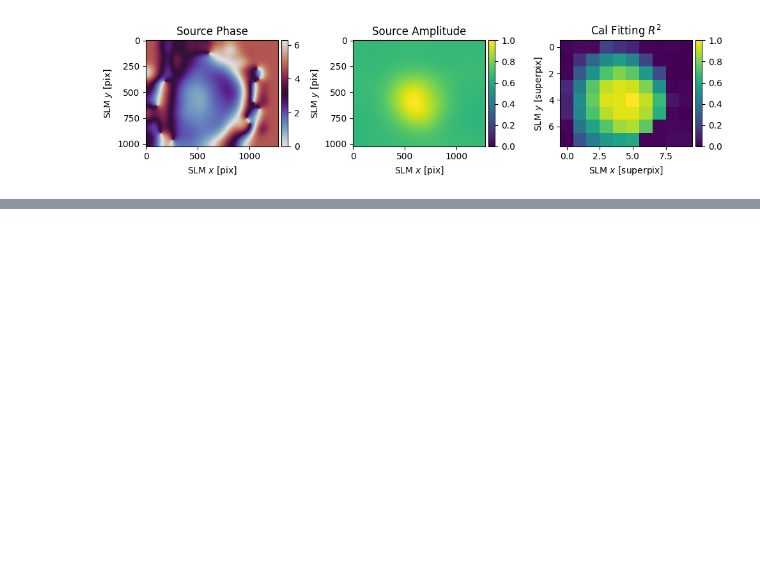
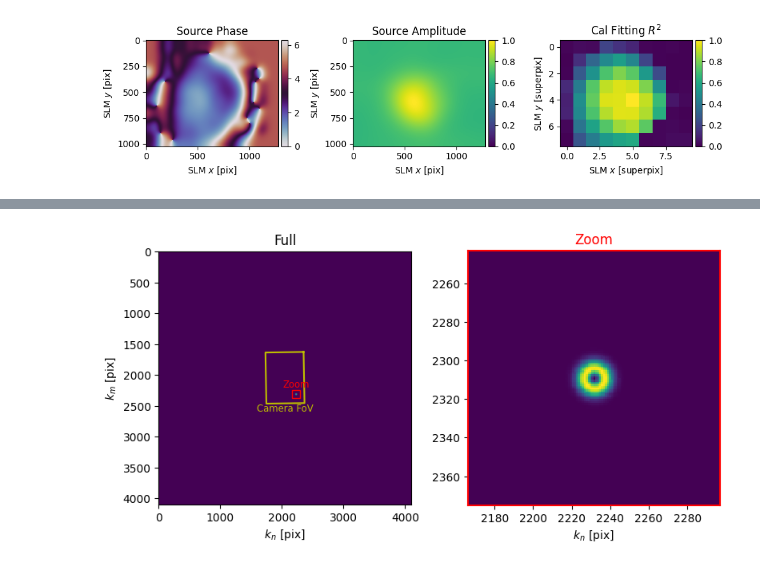
Before and after one commit to MattBae/Holography, a Jupyter notebook: notebooks/Scratchpad.ipynb, the cells around one changed output, grey strips where cells are left out. Cells and saved outputs as stored; diff of their text form; code cells hidden in the pictures; blank space fills up the shorter version.

```diff
--- a/notebooks/Scratchpad.ipynb
+++ b/notebooks/Scratchpad.ipynb
@@ -170,10 +92,0 @@ from sklearn.model_selection import train_test_split
-# %%
-np.random.seed(17)  # So you can reproduce these results at home
-nv = 20  # Number of points in each direction
-xv = np.arange(0,img.shape[1])  # x-vector
-yv = np.arange(0,img.shape[0])  # y-vector
-x, y = np.meshgrid(xv, yv)  # x and y are (nv, nv) matrices
-z = img[y,x]
-
-X = np.column_stack((x.reshape(-1), y.reshape(-1)))
-Z = z.reshape(-1,1)
@@ -340,0 +120,5 @@ img.shape
+# %%
+scaling = 1
+target = np.array([[bb(x,y,2.65128552e+04, 2.65128552e+04, 9.26105422*scaling, 9.23567108*scaling,1180,230) for x in range(fs.cam.shape[1]*scaling)] for y in range(fs.cam.shape[0]*scaling)])
+# %%
+hologram = FeedbackHologram(shape = (2048*2,2048*2),target_ij=target, cameraslm=fs)
@@ -340,0 +129,4 @@ img.shape
+# %%
+limits = hologram.plot_farfield(hologram.target)
+# %% [output]
+[figure, added]
```
Also changed, not shown: parts of 46 cells of this notebook, 2 other files.
